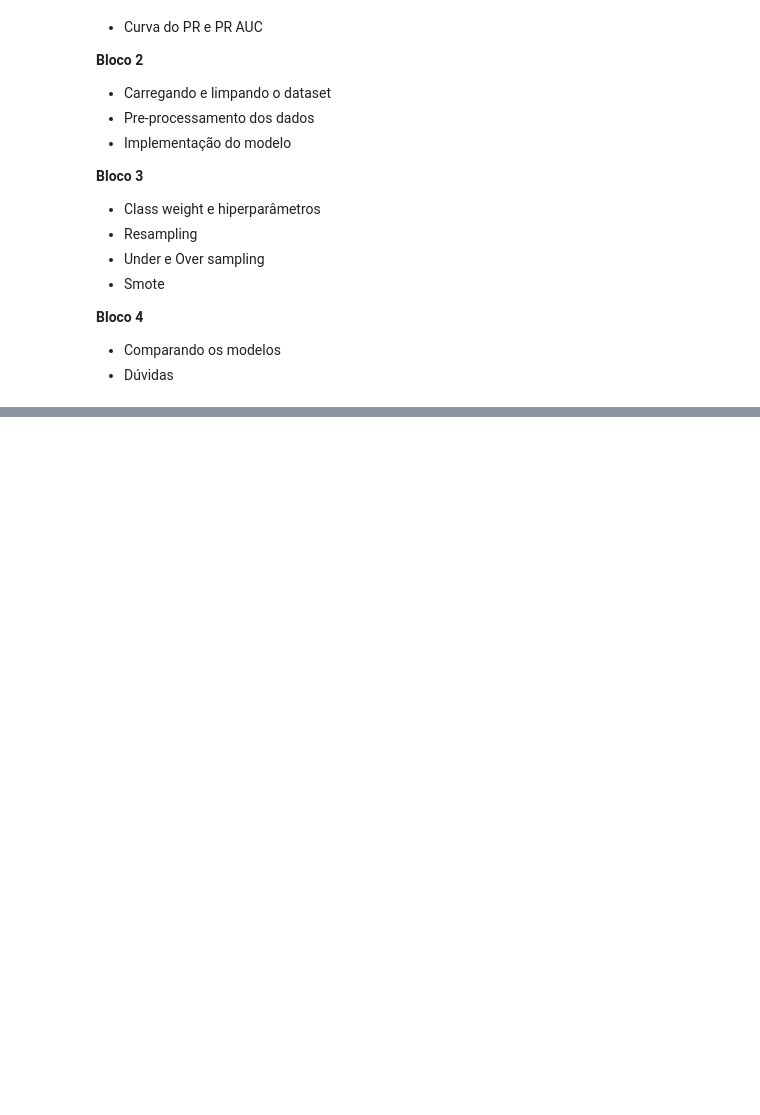
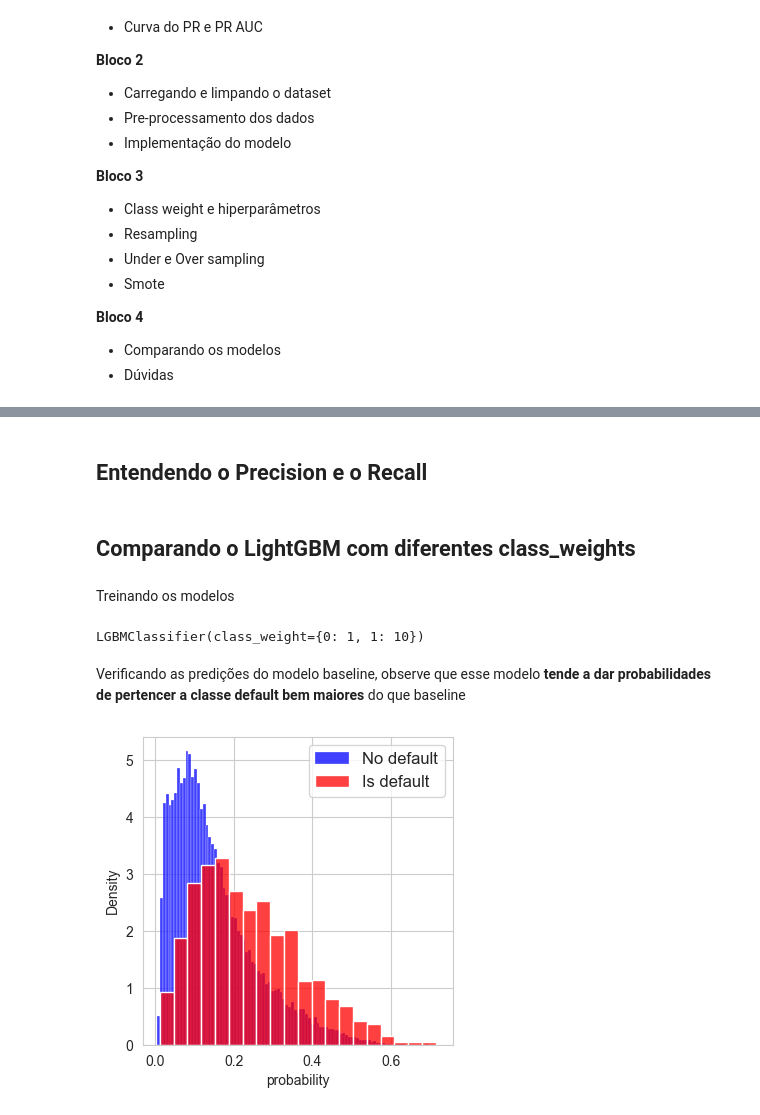
Before and after one commit to marcusos/tera-lessons, a Jupyter notebook: balanceamento_datasets/aula_balanceamento_datasets_v1.ipynb, the cells around one changed output, grey strips where cells are left out. Cells and saved outputs as stored; diff of their text form; code cells hidden in the pictures; blank space fills up the shorter version.

```diff
--- a/balanceamento_datasets/aula_balanceamento_datasets_v1.ipynb
+++ b/balanceamento_datasets/aula_balanceamento_datasets_v1.ipynb
@@ -53,0 +355,26 @@ import
+# %% [markdown]
+## Entendendo o Precision e o Recall
+# %% [markdown]
+## Comparando o LightGBM com diferentes class_weights
+# %% [markdown]
+Treinando os modelos
+# %%
+# Peso das classes balanceados (o próprio algoritmo calcula o peso ideal)
+model_weighted = LGBMClassifier(class_weight='balanced')
+model_weighted.fit(X_train, y_train)
+
+# Modelo dando 10 vezes mais peso para a classe 1 (é default)
+model_weighted_10 = LGBMClassifier(class_weight={0:1, 1:10})
+model_weighted_10.fit(X_train, y_train)
+# %% [output]
+LGBMClassifier(class_weight={0: 1, 1: 10})
+# %% [markdown]
+Verificando as predições do modelo baseline, observe que esse modelo **tende a dar probabilidades de pertencer a classe default bem maiores** do que baseline
+# %%
+# Realizando a previsão das probabilidades do modelo com a classe minoritaria tendo um peso 10 vezes maior
+y_score = model_weighted_10.predict_proba(X_test)[:,1]
+
+# plotando o gráfico das probabilidades
+plot_probabilities_hist(y_score, y_test)
+# %% [output]
+[figure, added]
```
Also changed, not shown: parts of 61 cells of this notebook, 5 other files.
